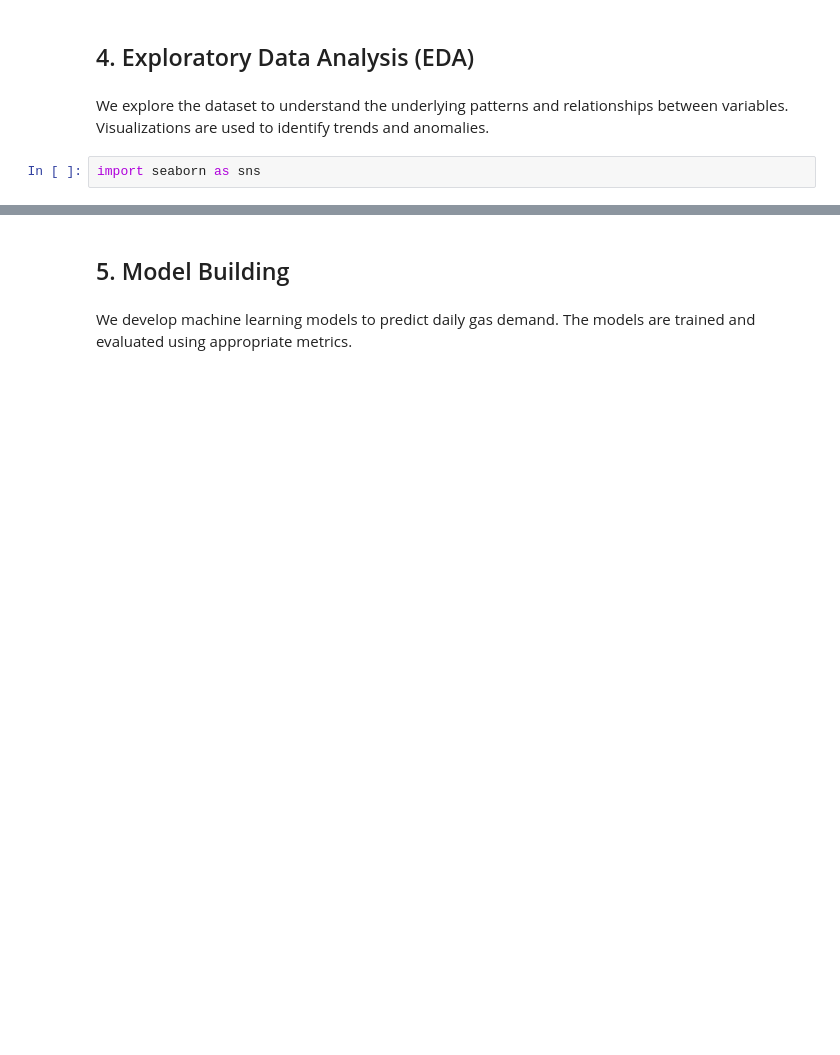
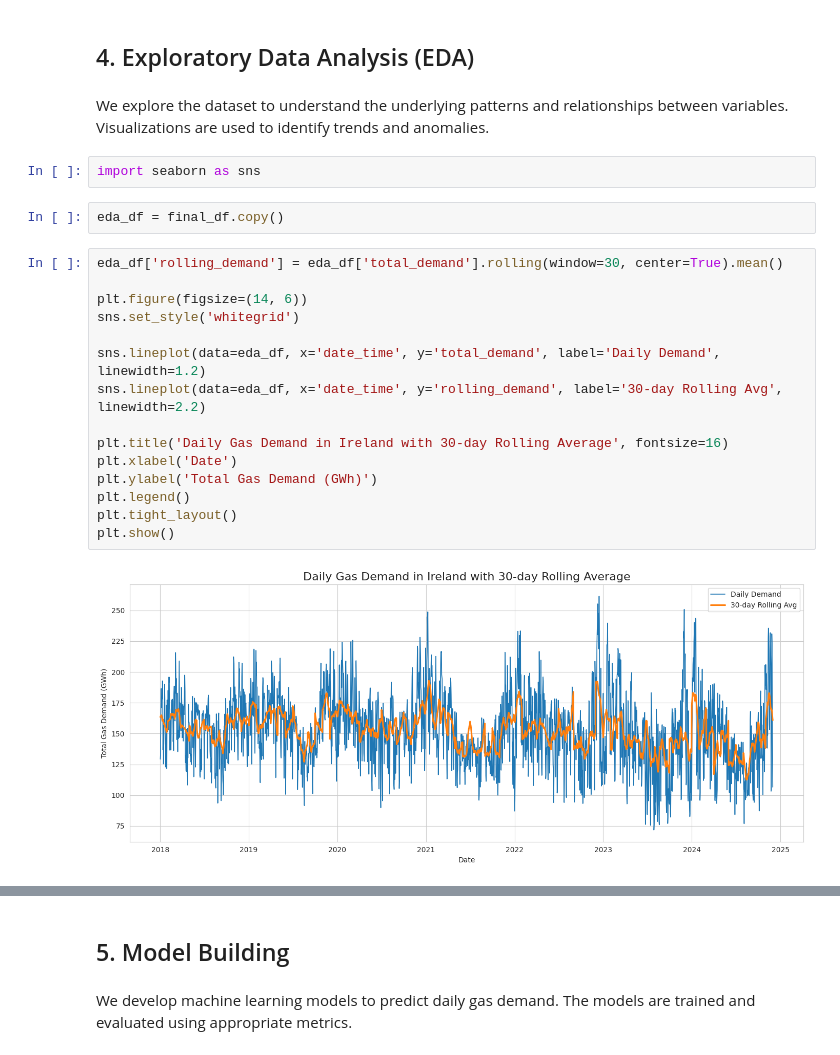
Before and after one commit to SiddhanthNB/xai-gas-prediction-ireland, a Jupyter notebook: gas_demand_prediction_ireland_xai.ipynb, the cells around one changed output, grey strips where cells are left out. Cells and saved outputs as stored; diff of their text form; blank space fills up the shorter version.

```diff
--- a/gas_demand_prediction_ireland_xai.ipynb
+++ b/gas_demand_prediction_ireland_xai.ipynb
@@ -497,3 +497,22 @@ memory usage: 217.2 KB
 We explore the dataset to understand the underlying patterns and relationships between variables. Visualizations are used to identify trends and anomalies.
 # %%
 import seaborn as sns
+# %%
+eda_df = final_df.copy()
+# %%
+eda_df['rolling_demand'] = eda_df['total_demand'].rolling(window=30, center=True).mean()
+
+plt.figure(figsize=(14, 6))
+sns.set_style('whitegrid')
+
+sns.lineplot(data=eda_df, x='date_time', y='total_demand', label='Daily Demand', linewidth=1.2)
+sns.lineplot(data=eda_df, x='date_time', y='rolling_demand', label='30-day Rolling Avg', linewidth=2.2)
+
+plt.title('Daily Gas Demand in Ireland with 30-day Rolling Average', fontsize=16)
+plt.xlabel('Date')
+plt.ylabel('Total Gas Demand (GWh)')
+plt.legend()
+plt.tight_layout()
+plt.show()
+# %% [output]
+[figure, added]
```
Also changed, not shown: parts of 5 cells of this notebook.
